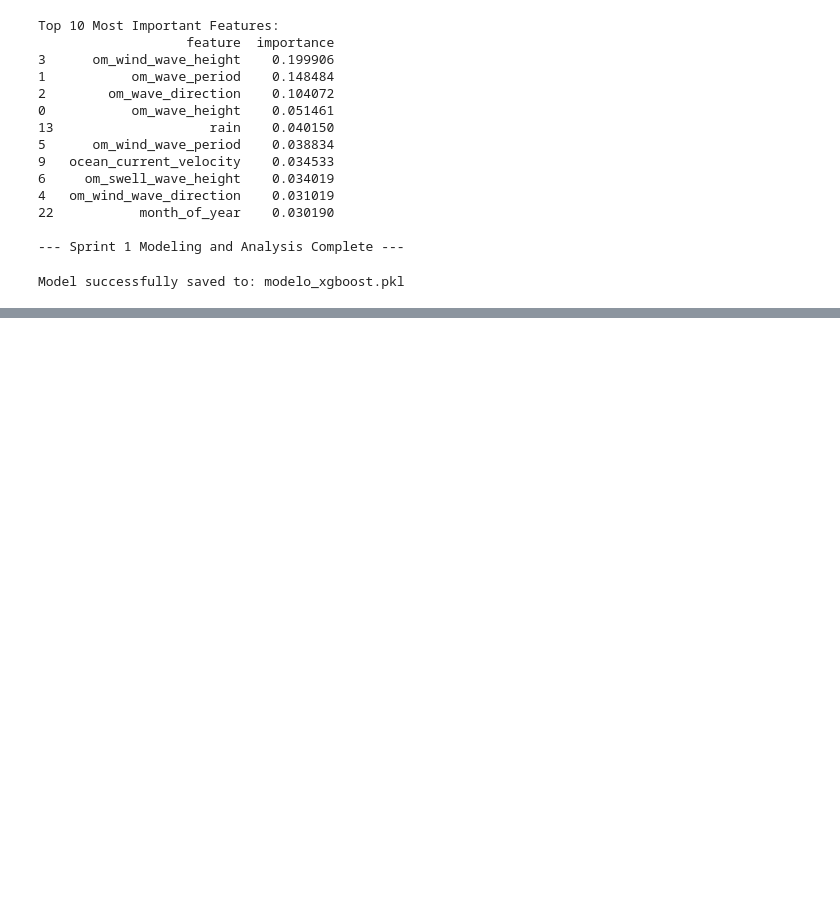
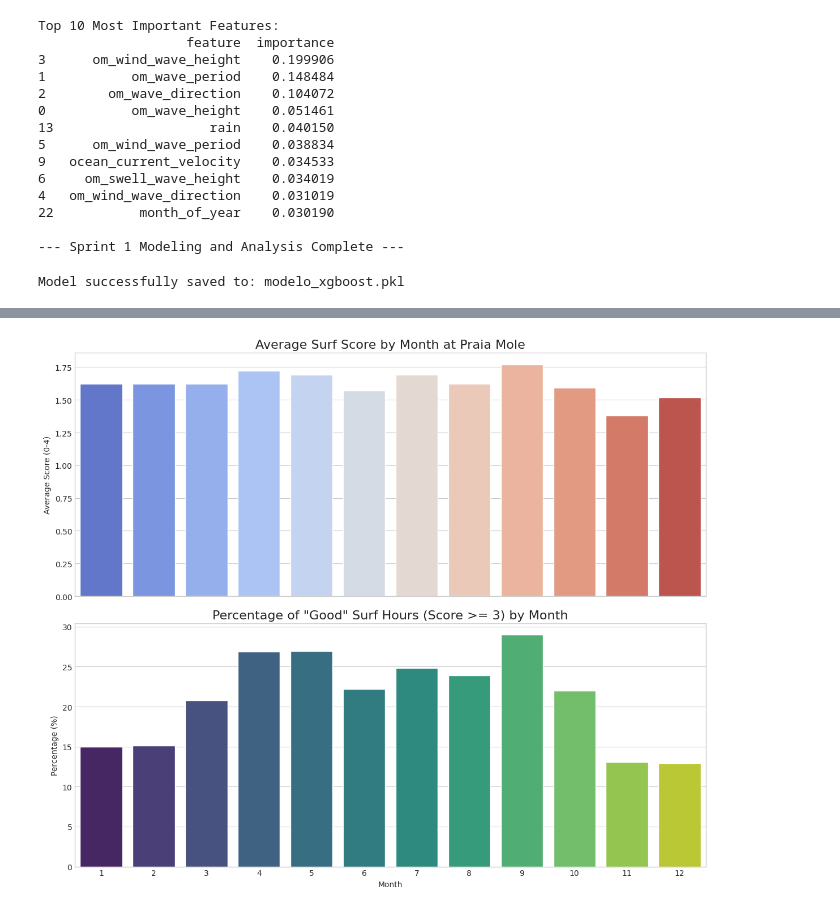
Before and after one commit to becolabs/SurfCast, a Jupyter notebook: 01_feature_exploration.ipynb, the cells around one changed output, grey strips where cells are left out. Cells and saved outputs as stored; diff of their text form; code cells hidden in the pictures; blank space fills up the shorter version.

Commit message:
include praia mole analysis in the notebook

```diff
--- a/01_feature_exploration.ipynb
+++ b/01_feature_exploration.ipynb
@@ -2184,0 +2662,20 @@ Model successfully saved to: modelo_xgboost.pkl
+# %%
+# Define the mapping from rating key to a numerical score
+rating_map = {
+    'VERY_POOR': 0,
+    'POOR': 1,
+    'POOR_TO_FAIR': 2,
+    'FAIR': 3,
+    'FAIR_TO_GOOD': 4
+}
+
+# Apply the mapping to create the new 'surf_score' column
+df_surf_hours['surf_score'] = df_surf_hours['rating.key'].map(rating_map)
+
+# Verify the result by looking at both columns side-by-side
+print("Verification of surf_score mapping:")
+print(df_surf_hours[['rating.key', 'surf_score']].head())
+
+# Let's also check the value counts to ensure everything was mapped correctly
+print("\nValue counts for surf_score:")
+print(df_surf_hours['surf_score'].value_counts().sort_index())
@@ -2184,0 +2700,47 @@ Model successfully saved to: modelo_xgboost.pkl
+# %%
+# First, create a binary flag for 'good' surf conditions (score of 3 or 4)
+df_surf_hours['is_good_surf'] = df_surf_hours['surf_score'] >= 3
+
+# --- Monthly Analysis ---
+# Group by month and calculate the mean surf score and percentage of good surf hours
+monthly_analysis = df_surf_hours.groupby('month').agg(
+    avg_score=('surf_score', 'mean'),
+    good_surf_hours_pct=('is_good_surf', lambda x: x.mean() * 100)
+).round(2)
+
+# --- Seasonal Analysis ---
+# Group by season using the same logic
+seasonal_analysis = df_surf_hours.groupby('season').agg(
+    avg_score=('surf_score', 'mean'),
+    good_surf_hours_pct=('is_good_surf', lambda x: x.mean() * 100)
+).round(2)
+
+# Re-order seasons for logical plotting
+seasonal_order = ['Summer', 'Autumn', 'Winter', 'Spring']
+seasonal_analysis = seasonal_analysis.reindex(seasonal_order)
+
+print("--- Monthly Surf Quality ---")
+print(monthly_analysis)
+print("\n--- Seasonal Surf Quality ---")
+print(seasonal_analysis)
+
+
+# --- Visualization ---
+fig, (ax1, ax2) = plt.subplots(2, 1, figsize=(12, 10), sharex=True)
+sns.set_style("whitegrid")
+
+# Plot for Monthly Average Score
+sns.barplot(x=monthly_analysis.index, y=monthly_analysis['avg_score'], ax=ax1, palette='coolwarm')
+ax1.set_title('Average Surf Score by Month at Praia Mole', fontsize=16)
+ax1.set_ylabel('Average Score (0-4)')
+ax1.set_xlabel('')
+
+# Plot for Monthly Percentage of Good Surf Hours
+sns.barplot(x=monthly_analysis.index, y=monthly_analysis['good_surf_hours_pct'], ax=ax2, palette='viridis')
+ax2.set_title('Percentage of "Good" Surf Hours (Score >= 3) by Month', fontsize=16)
+ax2.set_ylabel('Percentage (%)')
+ax2.set_xlabel('Month')
+
+plt.tight_layout()
+plt.show()
+# %% [output]
@@ -2184,0 +2764 @@ Model successfully saved to: modelo_xgboost.pkl
+[figure, added]
```
Also changed, not shown: parts of 26 cells of this notebook, 3 other files.
